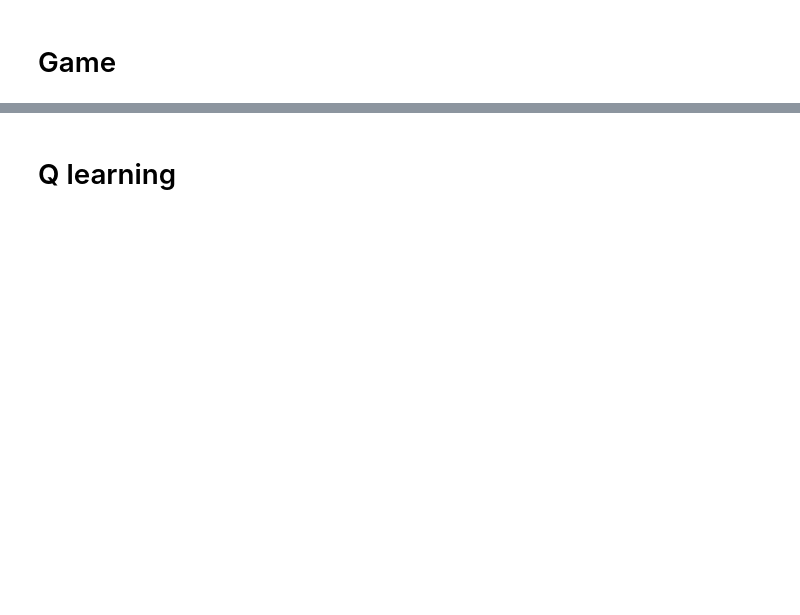
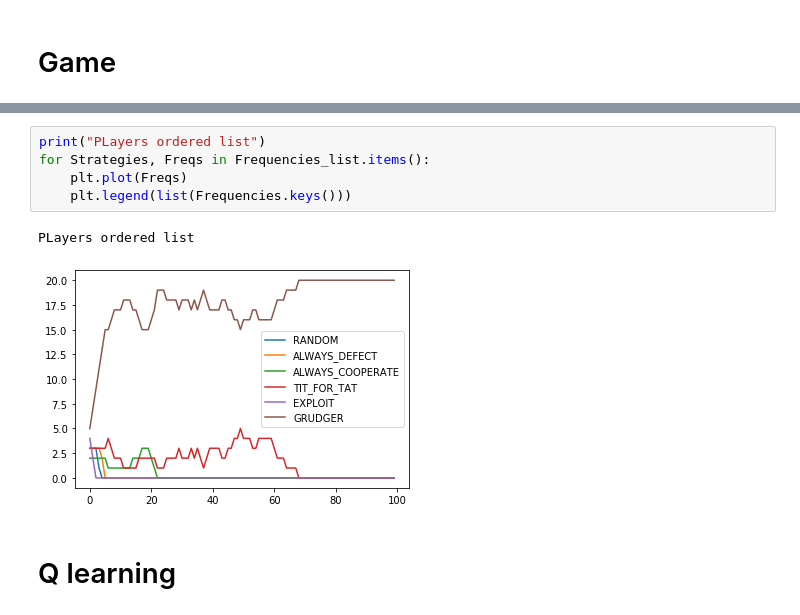
Before and after one commit to Nishant-Ramakuru/dissertation, a Jupyter notebook: classical_game_theory.ipynb, the cells around one changed output, grey strips where cells are left out. Cells and saved outputs as stored; diff of their text form; blank space fills up the shorter version.

```diff
--- a/classical_game_theory.ipynb
+++ b/classical_game_theory.ipynb
@@ -581,3 +1227,11 @@ for Strategies, Freqs in Frequencies.items():
+# %%
+print("PLayers ordered list")
+for Strategies, Freqs in Frequencies_list.items():
+    plt.plot(Freqs)
+    plt.legend(list(Frequencies.keys()))
+# %% [output]
+PLayers ordered list
+[figure, added]
 # %% [markdown]
 # Q learning
 # %%
```
Also changed, not shown: parts of 22 cells of this notebook.
